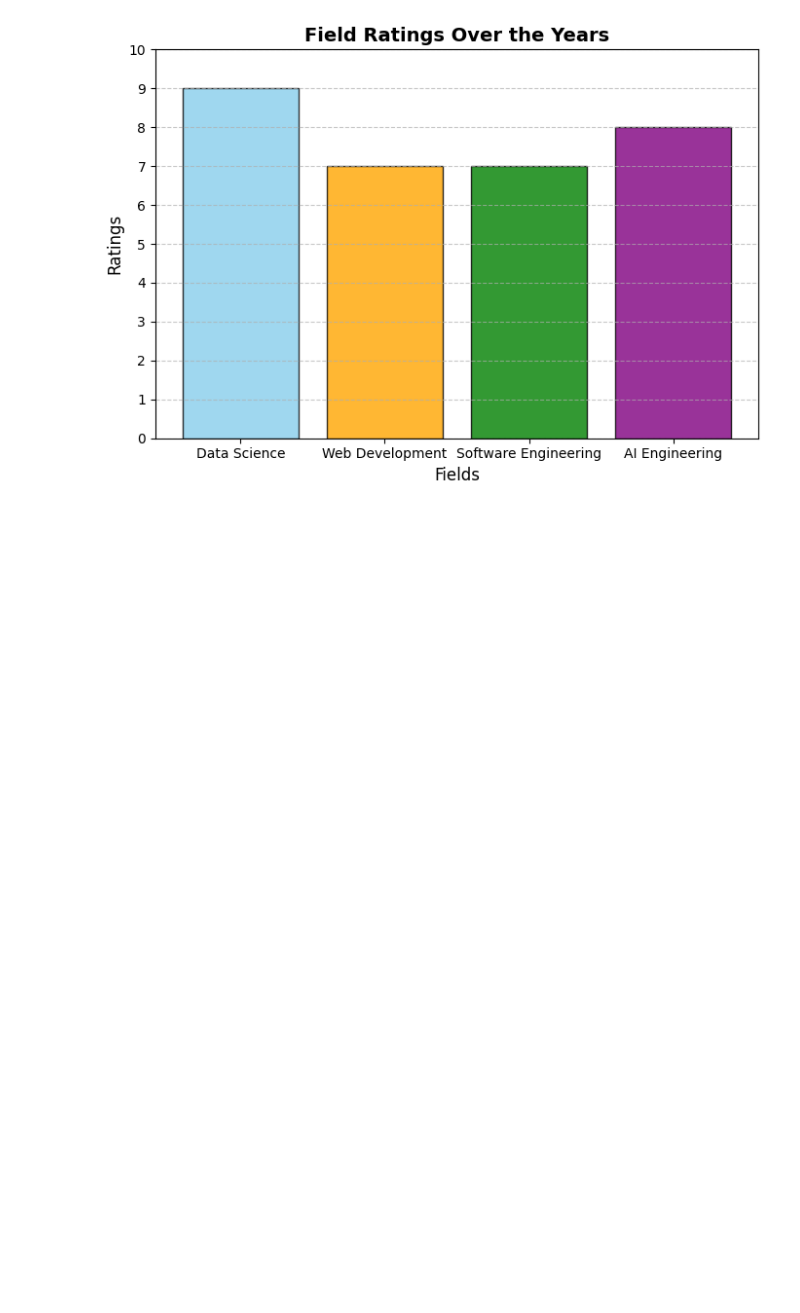
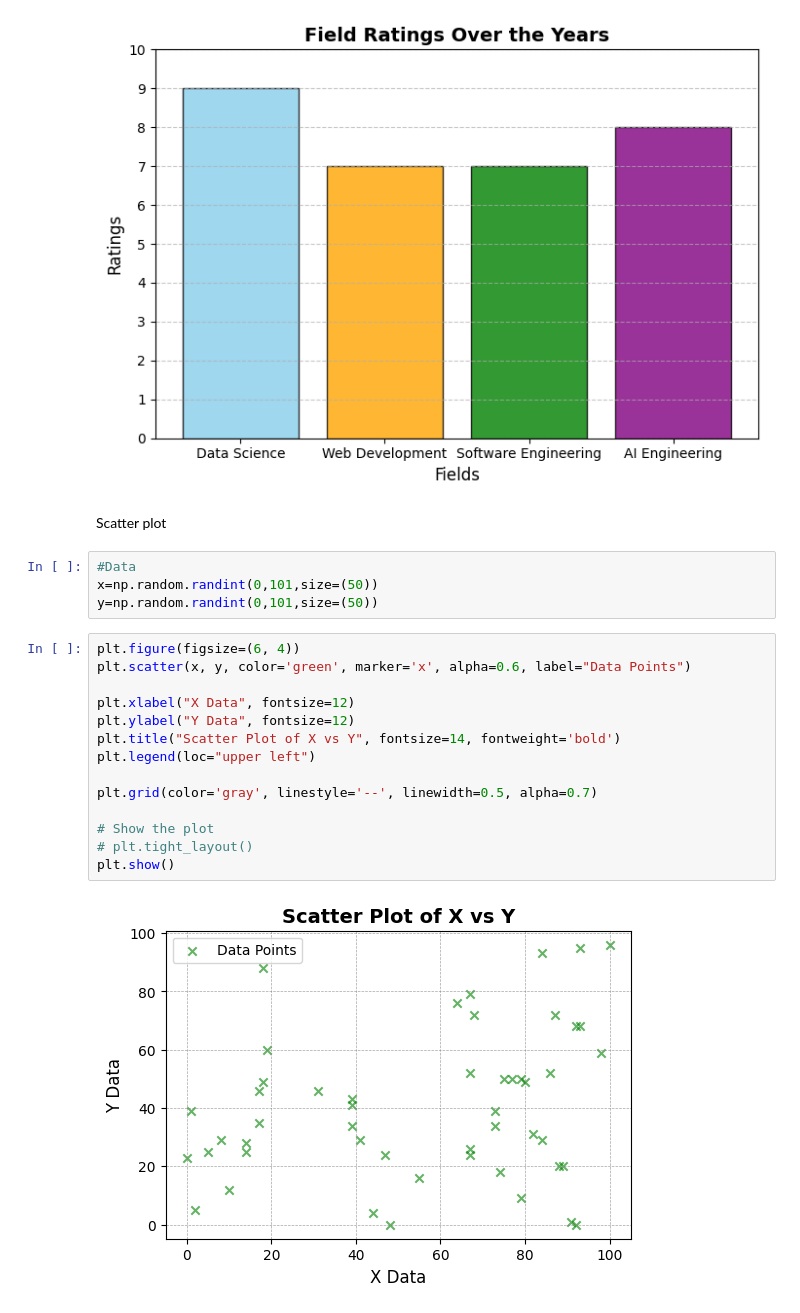
Before and after one commit to Razakhan143/demo, a Jupyter notebook: matplot lib .ipynb, the cells around one changed output. Saved outputs shown, nothing was run; the diff lists cells and outputs as text; blank space fills up the shorter version.

Commit message:
add scatter plot

```diff
--- a/matplot lib .ipynb
+++ b/matplot lib .ipynb
@@ -51,3 +51,25 @@ plt.tight_layout()  # Adjust layout to avoid clipping
 plt.show()
 # %% [output]
 [figure]
+# %% [markdown]
+Scatter plot
+# %%
+#Data
+x=np.random.randint(0,101,size=(50))
+y=np.random.randint(0,101,size=(50))
+# %%
+plt.figure(figsize=(6, 4))
+plt.scatter(x, y, color='green', marker='x', alpha=0.6, label="Data Points")
+
+plt.xlabel("X Data", fontsize=12)
+plt.ylabel("Y Data", fontsize=12)
+plt.title("Scatter Plot of X vs Y", fontsize=14, fontweight='bold')
+plt.legend(loc="upper left")
+
+plt.grid(color='gray', linestyle='--', linewidth=0.5, alpha=0.7)
+
+# Show the plot
+# plt.tight_layout()
+plt.show()
+# %% [output]
+[figure, added]
```
